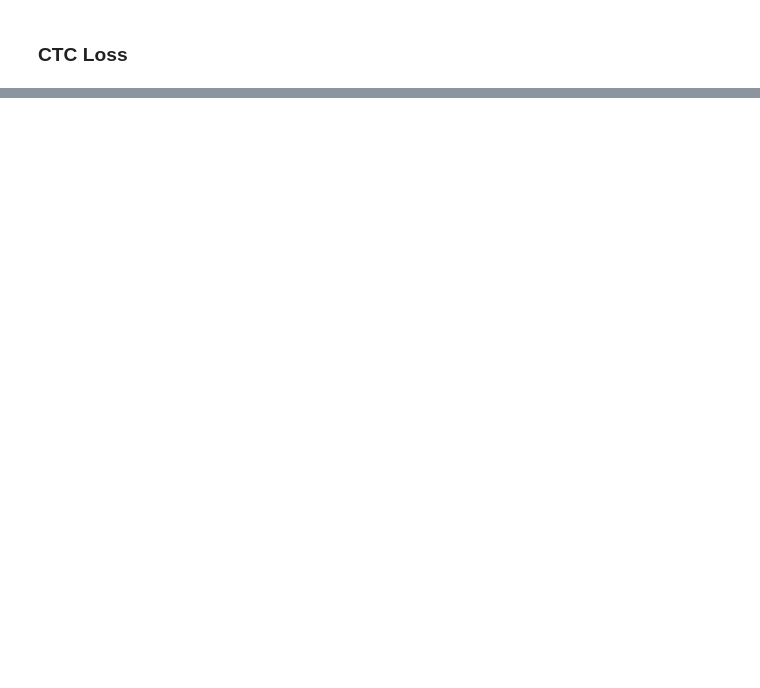
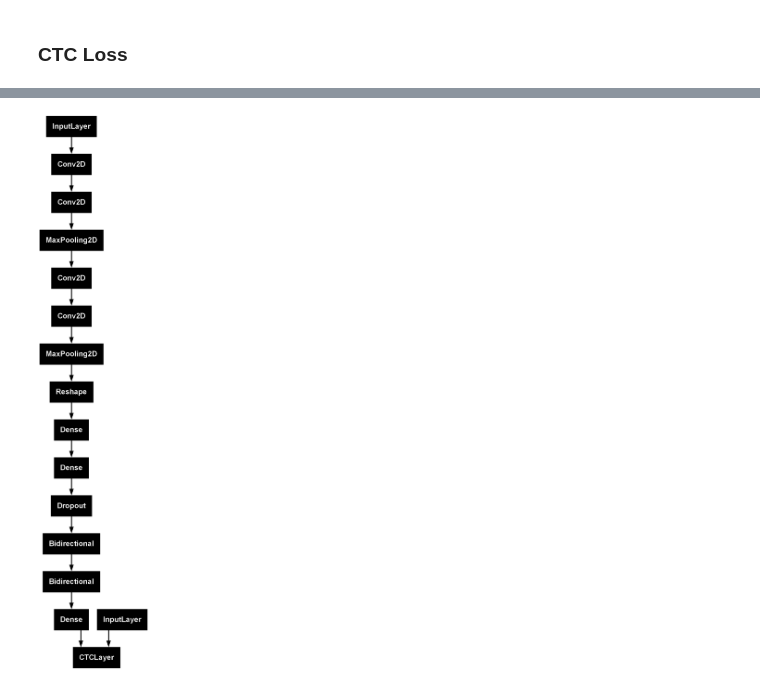
Before and after one commit to ParthBiyani/Handwritten_OCR, a Jupyter notebook: Handwritten_OCR.ipynb, the cells around one changed output, grey strips where cells are left out. Cells and saved outputs as stored; diff of their text form; code cells hidden in the pictures; blank space fills up the shorter version.

Commit message:
Model Built

```diff
--- a/Handwritten_OCR.ipynb
+++ b/Handwritten_OCR.ipynb
@@ -239,7 +241,7 @@ class CTCLayer(Layer):
         batch_len = tf.cast(tf.shape(y_true)[0], dtype="int64")
 
         # Get the input and label lengths
-        input_len = tf.cast(tf.shape(y_hat)[1], dtype="int64") * tf.ones(shape=(batch_len, 1), dtypes="int64")
+        input_len = tf.cast(tf.shape(y_hat)[1], dtype="int64") * tf.ones(shape=(batch_len, 1), dtype="int64")
 
         label_len = tf.cast(tf.shape(y_true)[1], dtype="int64") * tf.ones(shape=(batch_len, 1), dtype="int64")
 
@@ -251,0 +303,8 @@ class CTCLayer(Layer):
+# %%
+# Draw the model plot
+tf.keras.utils.plot_model(
+    model,
+    to_file="model-graph.png"
+)
+# %% [output]
+[figure, added]
```
Also changed, not shown: parts of 6 cells of this notebook, 1 other file.
